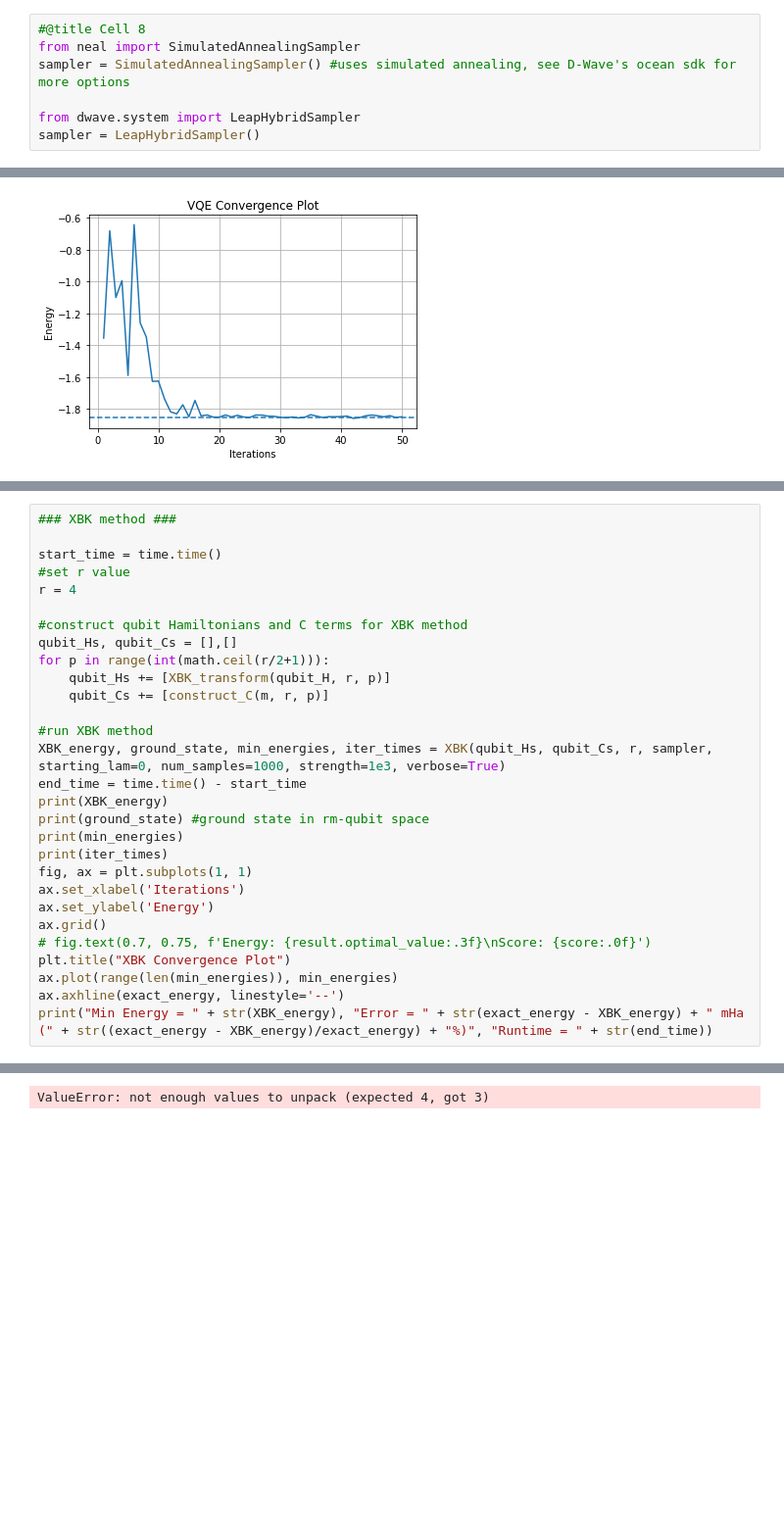
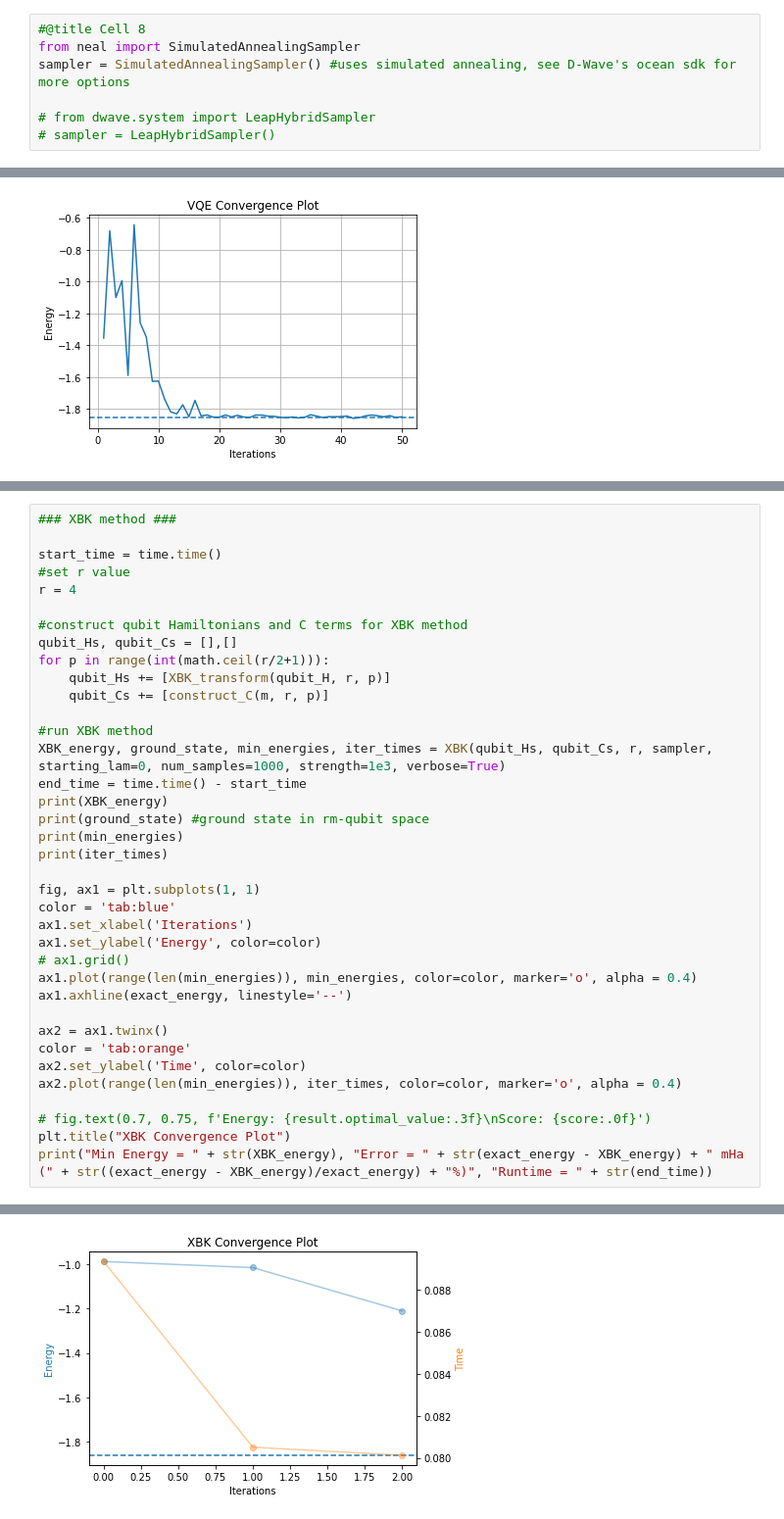
Before and after one commit to vmperrone/Benchmarking-Quantum-Groundstate-Solvers, a Jupyter notebook: ColabMain.ipynb, the cells around one changed output, grey strips where cells are left out. Shown at 98% size. Saved outputs shown, nothing was run; the diff lists cells and outputs as text; blank space fills up the shorter version.

```diff
--- a/ColabMain.ipynb
+++ b/ColabMain.ipynb
@@ -198,8 +190,8 @@ Run cell 8 below to set up the quantum annealer simulator or device. Uncomment a
 from neal import SimulatedAnnealingSampler
 sampler = SimulatedAnnealingSampler() #uses simulated annealing, see D-Wave's ocean sdk for more options
 
-from dwave.system import LeapHybridSampler
-sampler = LeapHybridSampler()
+# from dwave.system import LeapHybridSampler
+# sampler = LeapHybridSampler()
 # %% [markdown]
 Run cell 9 to get the classical solution for the exact electronic energy, this may not be feasible for large molecules. (Isn't that the point?)
 # %%
@@ -367,13 +368,21 @@ print(XBK_energy)
 print(ground_state) #ground state in rm-qubit space
 print(min_energies)
 print(iter_times)
-fig, ax = plt.subplots(1, 1)
-ax.set_xlabel('Iterations')
-ax.set_ylabel('Energy')
-ax.grid()
+
+fig, ax1 = plt.subplots(1, 1)
+color = 'tab:blue'
+ax1.set_xlabel('Iterations')
+ax1.set_ylabel('Energy', color=color)
+# ax1.grid()
+ax1.plot(range(len(min_energies)), min_energies, color=color, marker='o', alpha = 0.4)
+ax1.axhline(exact_energy, linestyle='--')
+
+ax2 = ax1.twinx()
+color = 'tab:orange'
+ax2.set_ylabel('Time', color=color)
+ax2.plot(range(len(min_energies)), iter_times, color=color, marker='o', alpha = 0.4)
+
 # fig.text(0.7, 0.75, f'Energy: {result.optimal_value:.3f}\nScore: {score:.0f}')
 plt.title("XBK Convergence Plot")
-ax.plot(range(len(min_energies)), min_energies)
-ax.axhline(exact_energy, linestyle='--')
 print("Min Energy = " + str(XBK_energy), "Error = " + str(exact_energy - XBK_energy) + " mHa (" + str((exact_energy - XBK_energy)/exact_energy) + "%)", "Runtime = " + str(end_time))
 # %% [output]
@@ -384,4 +398,4 @@ Energy: -1.843
-ValueError: not enough values to unpack (expected 4, got 3)
+[figure, added]
 # %%
 mol_dict = {mol_name: mol_name,'basis': basis, 'q_fermionic_op' : str(q_fermionic_op.to_list())}
 
```
Also changed, not shown: parts of 4 cells of this notebook, 2 other files.
